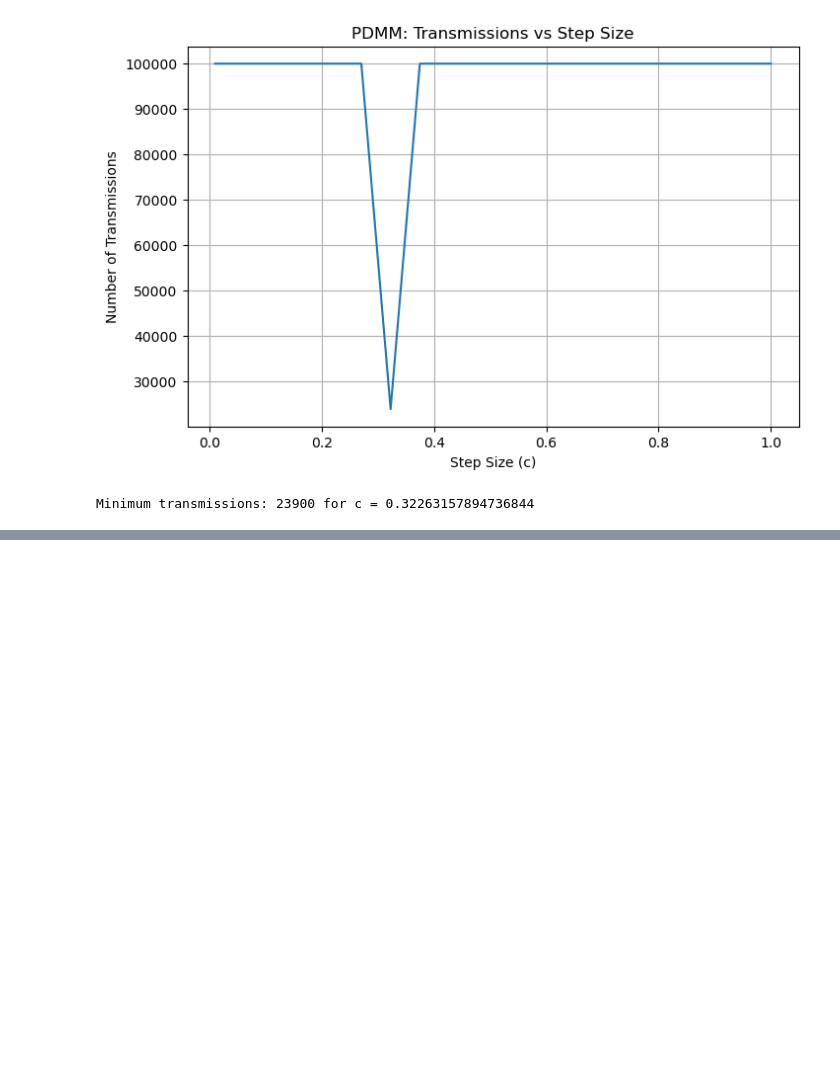
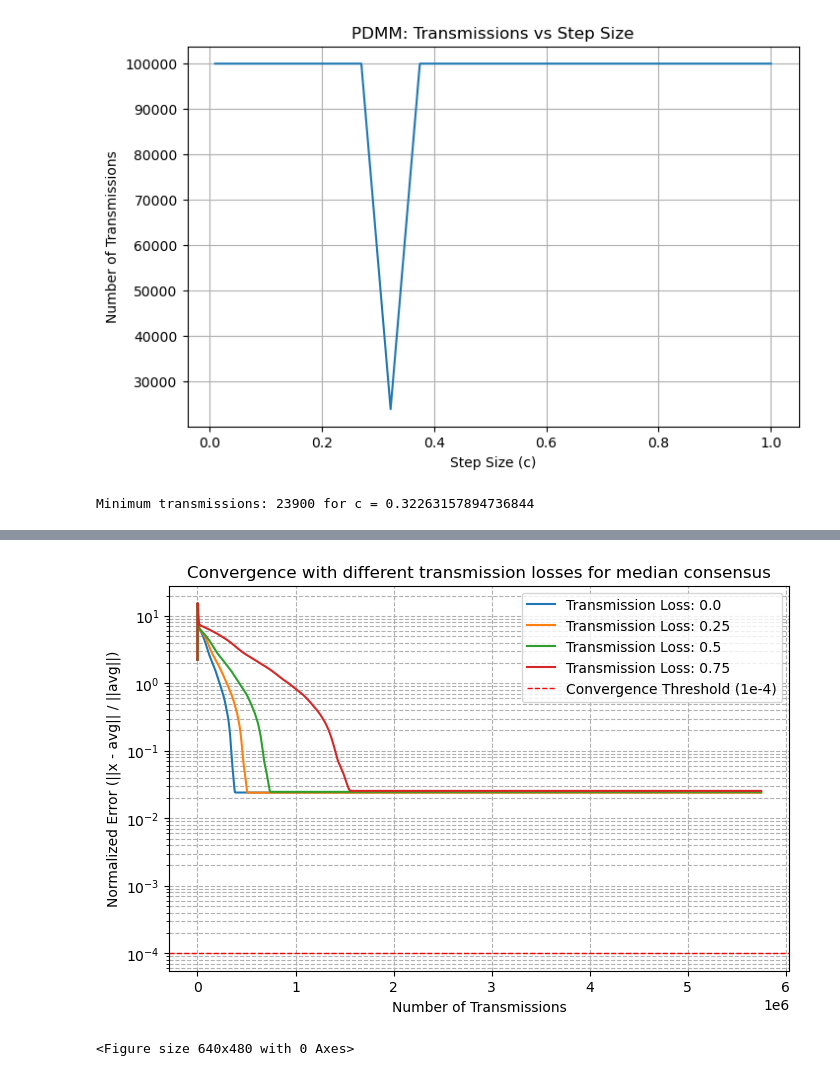
Before and after one commit to JoostJ9/EE4540-Jaspers-Hayaty, a Jupyter notebook: ee4540-assignment3.ipynb, the cells around one changed output, grey strips where cells are left out. Cells and saved outputs as stored; diff of their text form; code cells hidden in the pictures; blank space fills up the shorter version.

```diff
--- a/ee4540-assignment3.ipynb
+++ b/ee4540-assignment3.ipynb
@@ -306,0 +226,28 @@ plt.show()
+# %%
+# Now plot unicast pdmm with different transmission losses
+transmission_losses = [0.0, 0.25, 0.5, 0.75]
+plt.figure(figsize=(8, 5))
+
+for loss in transmission_losses:
+    k, real_median, pdmm_history_losses, transmissions_losses = median_consensus(adjacency, coords_augmented[:, 2], num_iters=5000, c=0.32, verbose=False,
+                                                Broadcast=False, transmission_loss=loss, min_error=1e-4, synchronous=True)
+
+    # Calculate the normalized error at each iteration for the current transmission loss
+    losses_errors = [np.linalg.norm(x - real_median) / np.linalg.norm(real_median) for x in pdmm_history_losses]
+
+    # Plot the error vs transmissions for the current transmission loss
+
+    plt.semilogy(transmissions_losses, losses_errors, label=f'Transmission Loss: {loss}')
+
+plt.axhline(1e-4, color='red', linestyle='--', label='Convergence Threshold (1e-4)', linewidth=1)
+plt.axhline(0, color='black', linestyle='--', linewidth=0.5)
+plt.xlabel('Number of Transmissions')
+plt.ylabel('Normalized Error (||x - avg|| / ||avg||)')
+plt.title(f'Convergence with different transmission losses for median consensus')
+plt.grid(True, which='both', ls='--')
+plt.legend()
+plt.show()
+plt.savefig('convergence_median_consensus_uni_different_transmissions_losses.pdf', bbox_inches='tight', dpi=300)
+# %% [output]
+[figure, added]
+<Figure size 640x480 with 0 Axes>
```
Also changed, not shown: parts of 9 cells of this notebook, 10 other files.
